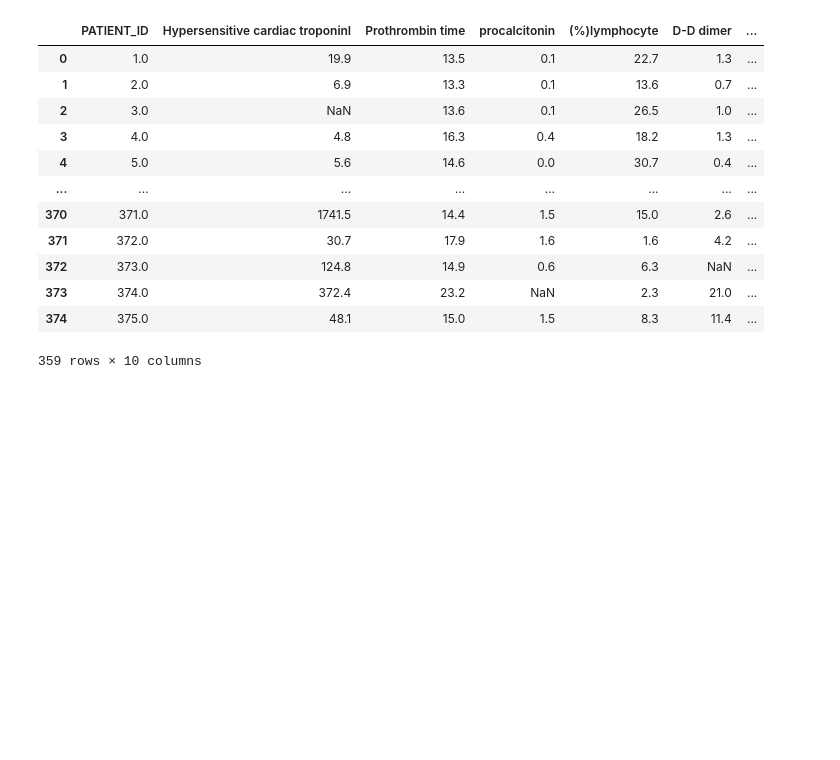
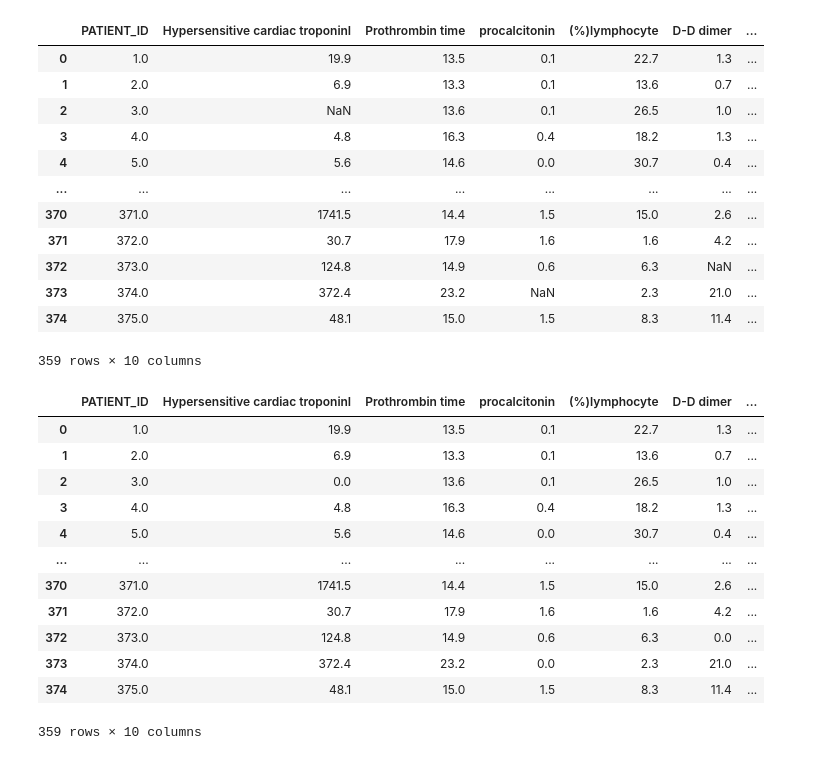
Before and after one commit to keshavblack123/Datascience-UT, a Jupyter notebook: DS Project/DS Project.ipynb, the cells around one changed output. Drawn from its saved outputs; the diff is of its cells as text; code cells hidden in the pictures; blank space fills up the shorter version.

```diff
--- a/DS Project/DS Project.ipynb
+++ b/DS Project/DS Project.ipynb
@@ -93,6 +93,33 @@ df_cleaned
 | 373 | 374.0 | 372.4 | 23.2 | NaN | 2.3 | 21.0 | ... |
 | 374 | 375.0 | 48.1 | 15.0 | 1.5 | 8.3 | 11.4 | ... |
 359 rows × 10 columns
+# %%
+df_plot = df_cleaned.drop(['PATIENT_ID'], axis=1)
+
+df_cleaned = df_cleaned.fillna(0)
+
+# df_plot
+
+# sns.scatterplot(data=df_plot, x=[['Hypersensitive cardiac troponinI', 'Prothrombin time', 'procalcitonin', '(%)lymphocyte', 'D-D dimer', 'Lactate dehydrogenase', 'Interleukin 6', 'Hypersensitive c-reactive protein']], y='outcome', hue='outcome')
+
+# sns.scatterplot(data=df_plot, x='(%)lymphocyte', y='outcome', hue='outcome')
+# pd.set_option('display.max_rows', None)
+
+df_cleaned
+# %% [output]
+|  | PATIENT_ID | Hypersensitive cardiac troponinI | Prothrombin time | procalcitonin | (%)lymphocyte | D-D dimer | ... |
+| 0 | 1.0 | 19.9 | 13.5 | 0.1 | 22.7 | 1.3 | ... |
+| 1 | 2.0 | 6.9 | 13.3 | 0.1 | 13.6 | 0.7 | ... |
+| 2 | 3.0 | 0.0 | 13.6 | 0.1 | 26.5 | 1.0 | ... |
+| 3 | 4.0 | 4.8 | 16.3 | 0.4 | 18.2 | 1.3 | ... |
+| 4 | 5.0 | 5.6 | 14.6 | 0.0 | 30.7 | 0.4 | ... |
+| ... | ... | ... | ... | ... | ... | ... | ... |
+| 370 | 371.0 | 1741.5 | 14.4 | 1.5 | 15.0 | 2.6 | ... |
+| 371 | 372.0 | 30.7 | 17.9 | 1.6 | 1.6 | 4.2 | ... |
+| 372 | 373.0 | 124.8 | 14.9 | 0.6 | 6.3 | 0.0 | ... |
+| 373 | 374.0 | 372.4 | 23.2 | 0.0 | 2.3 | 21.0 | ... |
+| 374 | 375.0 | 48.1 | 15.0 | 1.5 | 8.3 | 11.4 | ... |
+359 rows × 10 columns
 # %%
 from sklearn.model_selection import train_test_split
 
```
Also changed, not shown: parts of 2 cells of this notebook.
